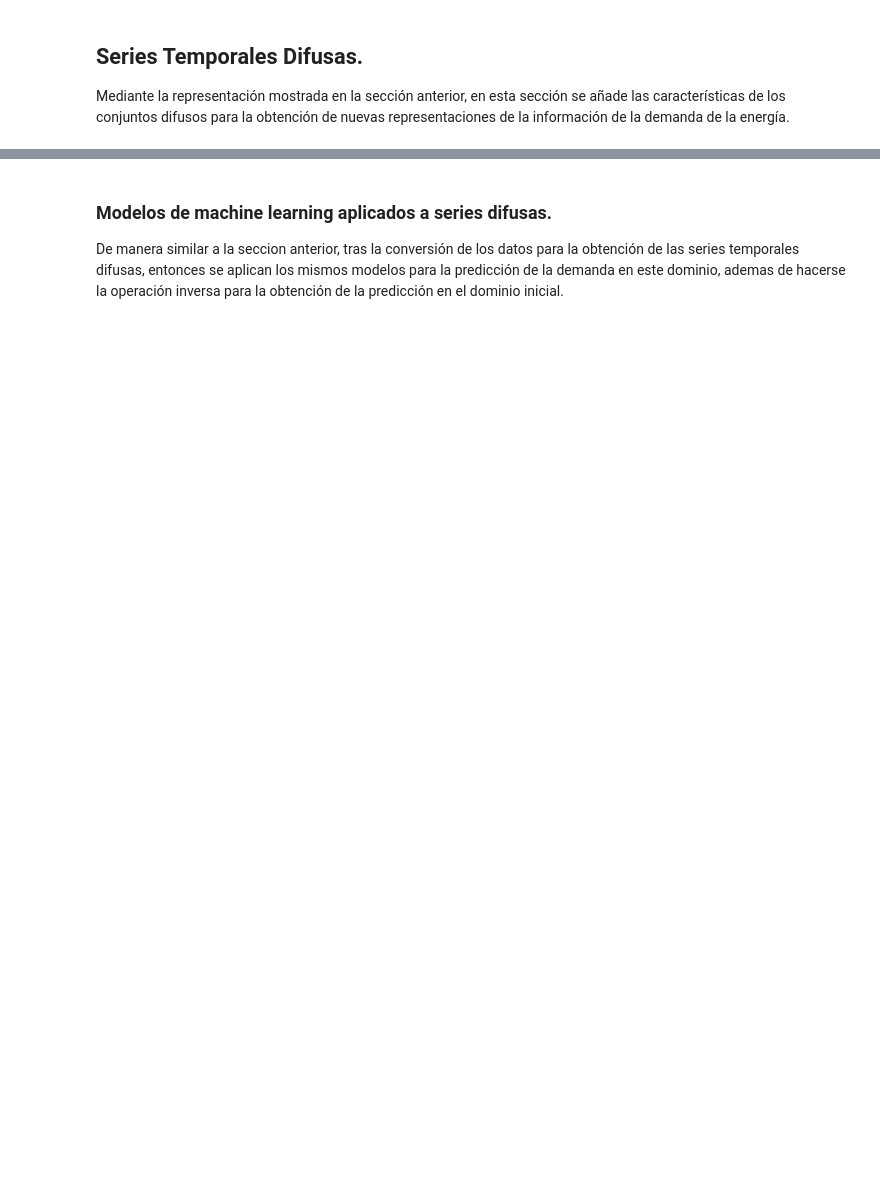
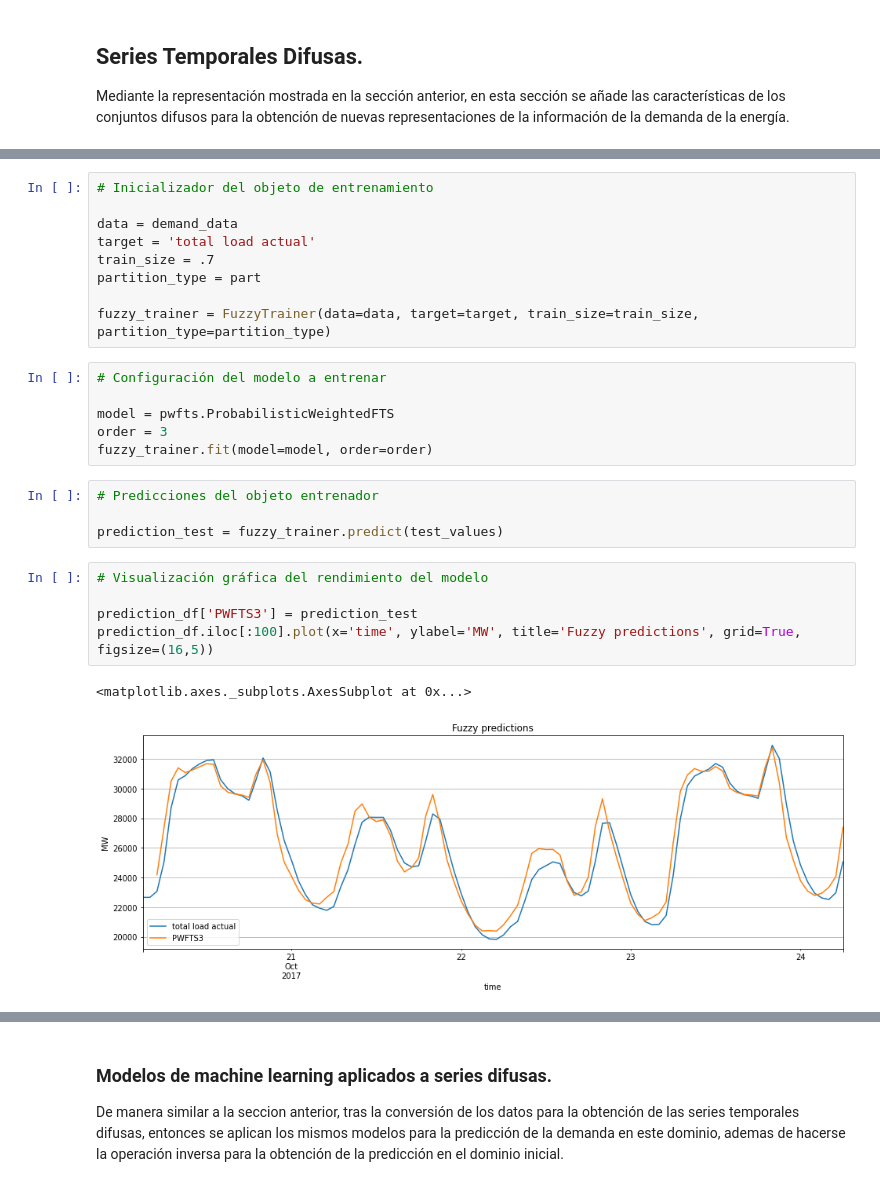
Before and after one commit to JossRubio/Prediccion_demanda_energetica, a Jupyter notebook: codes/Memoria_Everis.ipynb, the cells around one changed output, grey strips where cells are left out. Drawn from its saved outputs; the diff is of its cells as text; blank space fills up the shorter version.

```diff
--- a/codes/Memoria_Everis.ipynb
+++ b/codes/Memoria_Everis.ipynb
@@ -326,0 +563,27 @@ Mediante la representación mostrada en la sección anterior, en esta sección s
+# %%
+# Inicializador del objeto de entrenamiento
+
+data = demand_data
+target = 'total load actual'
+train_size = .7
+partition_type = part
+
+fuzzy_trainer = FuzzyTrainer(data=data, target=target, train_size=train_size, partition_type=partition_type)
+# %%
+# Configuración del modelo a entrenar
+
+model = pwfts.ProbabilisticWeightedFTS
+order = 3
+fuzzy_trainer.fit(model=model, order=order)
+# %%
+# Predicciones del objeto entrenador
+
+prediction_test = fuzzy_trainer.predict(test_values)
+# %%
+# Visualización gráfica del rendimiento del modelo
+
+prediction_df['PWFTS3'] = prediction_test
+prediction_df.iloc[:100].plot(x='time', ylabel='MW', title='Fuzzy predictions', grid=True, figsize=(16,5))
+# %% [output]
+<matplotlib.axes._subplots.AxesSubplot at 0x...>
+[figure, added]
```
Also changed, not shown: parts of 42 cells of this notebook.
